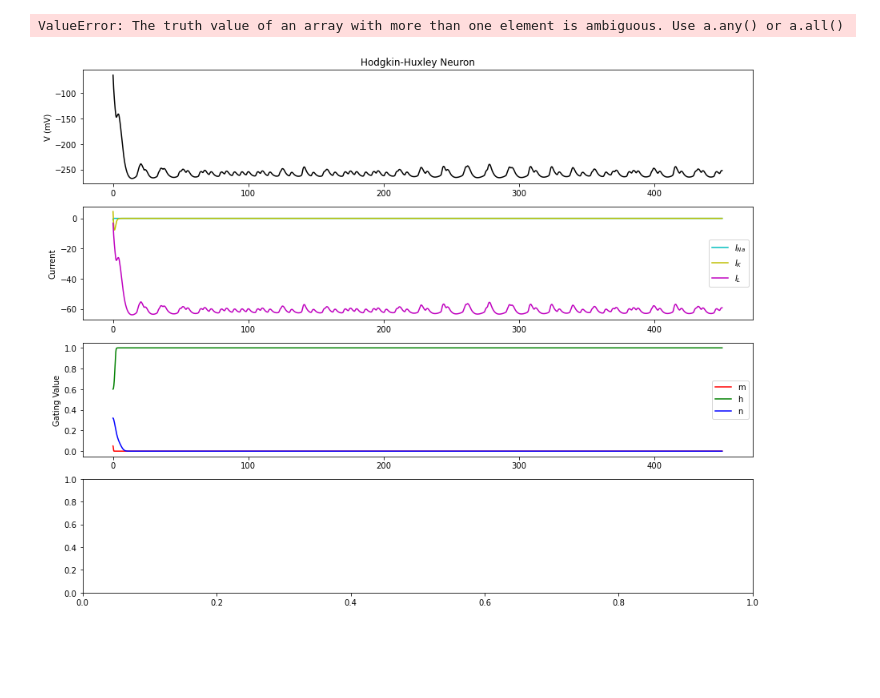
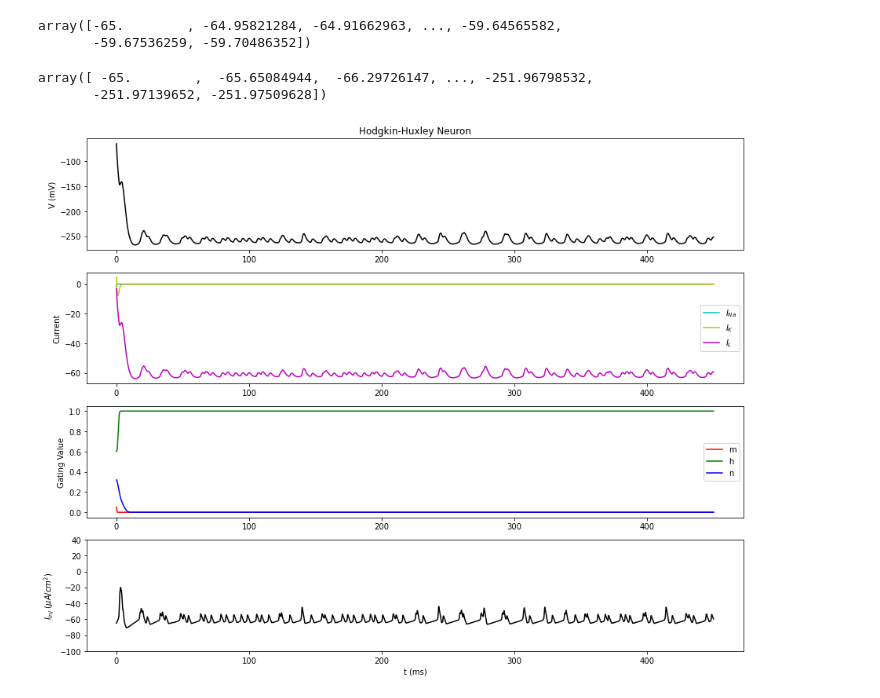
Before and after one commit to pierrebriac/MAT1919-Travail_final, a Jupyter notebook: Travail_final.ipynb, the cells around one changed output. Drawn from its saved outputs; the diff is of its cells as text; code cells hidden in the pictures; blank space fills up the shorter version.

Commit message:
Donne correction graphe intensité

```diff
--- a/Travail_final.ipynb
+++ b/Travail_final.ipynb
@@ -184,9 +184,19 @@ resultat9 = hh.simulation(t, val_init, I_inj9)
 resultat10 = hh.simulation(t, val_init, I_inj10)
 # %%
 I_inj_No_tab = (resultat1['V'] + resultat2['V'] +resultat3['V'] +resultat4['V'] +resultat5['V'] +resultat6['V'] +resultat7['V'] +resultat8['V'] +resultat9['V'] +resultat10['V']) / 10
+# %%
+I_inj_No_tab
+# %% [output]
+array([-65.        , -64.95821284, -64.91662963, ..., -59.64565582,
+       -59.67536259, -59.70486352])
+# %%
+resultat_No['V']
+# %% [output]
+array([ -65.        ,  -65.65084944,  -66.29726147, ..., -251.96798532,
+       -251.97139652, -251.97509628])
 # %%
 def I_inj_No(t):
-    if t > 0:
+    if int(t* 100) > 0:
         indice = int((t-0.01)* 100)
         return I_inj_No_tab[indice]
     else:
@@ -196,33 +206,32 @@ resultat_No = hh.simulation(t, val_init, I_inj_No)
 # %%
 # Affiche les résultats de l'expérience
 plt.figure(figsize=(15,12))
 
 plt.subplot(4,1,1)
 plt.title('Hodgkin-Huxley Neuron')
 plt.plot(t, resultat_No['V'], 'k')
 plt.ylabel('V (mV)')
 
 plt.subplot(4,1,2)
 plt.plot(t, resultat_No['ina'], 'c', label='$I_{Na}$')
 plt.plot(t, resultat_No['ik'], 'y', label='$I_{K}$')
 plt.plot(t, resultat_No['il'], 'm', label='$I_{L}$')
 plt.ylabel('Current')
 plt.legend()
 
 plt.subplot(4,1,3)
 plt.plot(t, resultat_No['m'], 'r', label='m')
 plt.plot(t, resultat_No['h'], 'g', label='h')
 plt.plot(t, resultat_No['n'], 'b', label='n')
 plt.ylabel('Gating Value')
 plt.legend()
 
 plt.subplot(4,1,4)
-plt.plot(t, I_inj_No(t), 'k')
+plt.plot(t, I_inj_No_tab, 'k')
 plt.xlabel('t (ms)')
 plt.ylabel('$I_{inj}$ ($\\mu{A}/cm^2$)')
-plt.ylim(-1, 40)
+plt.ylim(-100, 40)
 
 plt.show()
 # %% [output]
-ValueError: The truth value of an array with more than one element is ambiguous. Use a.any() or a.all()
-[figure, old version]
+[figure, new version]
```
Also changed, not shown: parts of 2 cells of this notebook.
